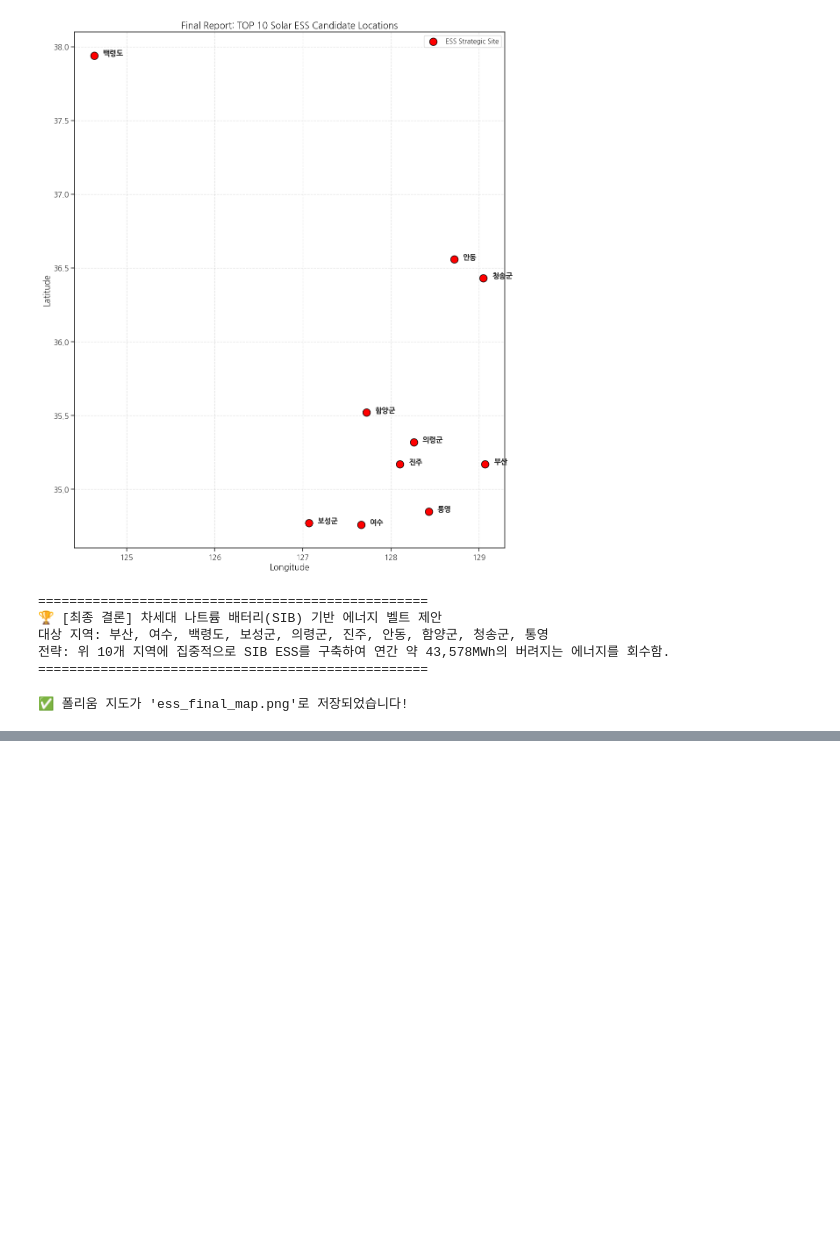
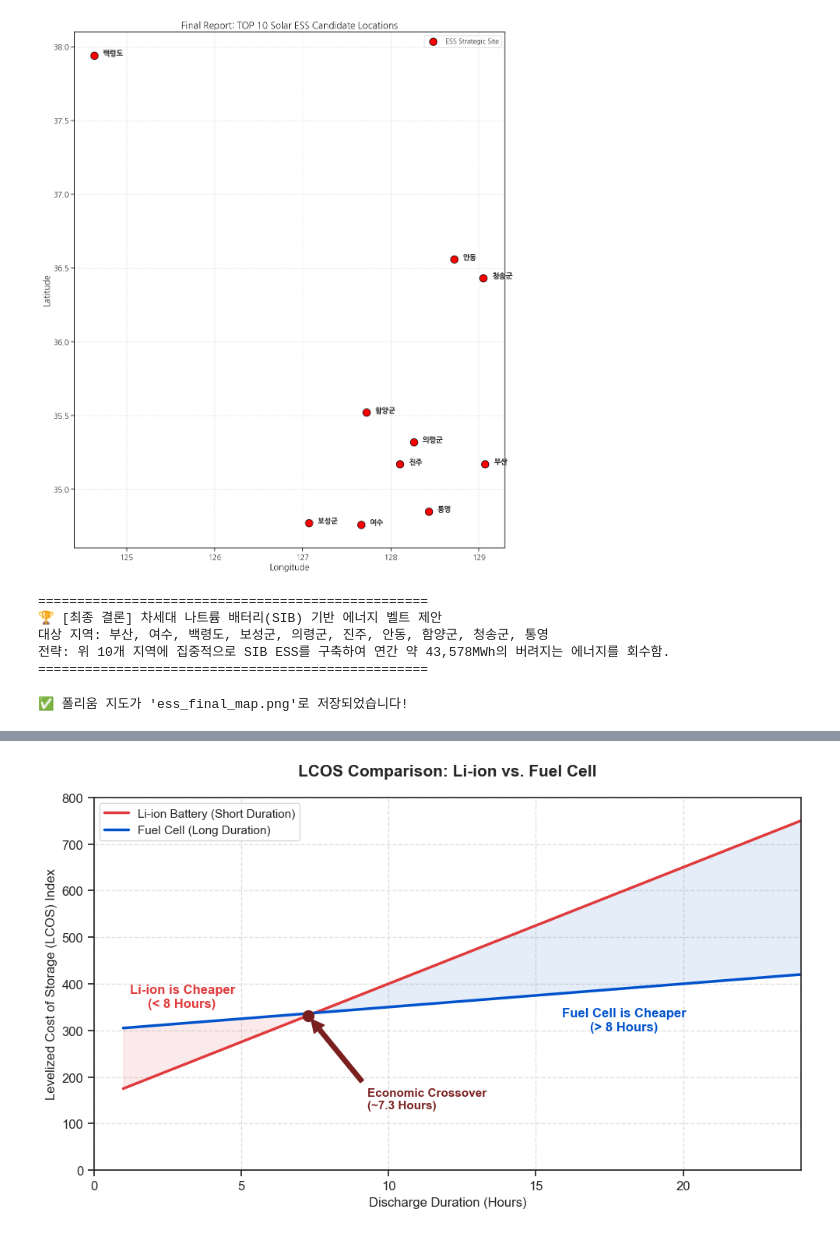
Before and after one commit to s2pray4u2s/seoul-pv-load-analysis, a Jupyter notebook: notebooks/1.ipynb, the cells around one changed output, grey strips where cells are left out. Cells and saved outputs as stored; diff of their text form; code cells hidden in the pictures; blank space fills up the shorter version.

```diff
--- a/notebooks/1.ipynb
+++ b/notebooks/1.ipynb
@@ -341,0 +633,56 @@ print("✅ 폴리움 지도가 'ess_final_map.png'로 저장되었습니다!")
+# %%
+import matplotlib.pyplot as plt
+import numpy as np
+
+# 데이터 생성 (가상의 LCOS 곡선)
+duration = np.linspace(1, 24, 100)  # 방전 지속 시간 (1~24시간)
+
+# Li-ion (배터리): 초기 비용 낮음, 시간 증가에 따라 비용 급증 (기울기 가파름)
+# 가정: 기본 시스템 비용 + 용량 추가 비용이 높음
+lcos_li_ion = 150 + (duration * 25)
+
+# Fuel Cell (연료전지): 초기 비용 높음, 시간 증가에 따라 비용 완만하게 증가 (기울기 낮음)
+# 가정: 기본 스택 비용 높음 + 저장 탱크 비용 저렴
+lcos_fc = 300 + (duration * 5)
+
+# 시각화
+plt.figure(figsize=(10, 6))
+
+# 플롯 그리기
+plt.plot(duration, lcos_li_ion, label='Li-ion Battery (Short Duration)', color='#E03A3C', linewidth=2.5) # 빨간색 계열
+plt.plot(duration, lcos_fc, label='Fuel Cell (Long Duration)', color='#0052CC', linewidth=2.5) # 파란색 계열
+
+# 교차점 (Golden Cross) 표시 - 대략 7.5시간 근처
+cross_idx = np.argwhere(np.diff(np.sign(lcos_li_ion - lcos_fc))).flatten()
+if len(cross_idx) > 0:
+    cross_x = duration[cross_idx[0]]
+    cross_y = lcos_li_ion[cross_idx[0]]
+    plt.scatter(cross_x, cross_y, color='#7A1F1F', s=100, zorder=5)
+    plt.annotate(f'Economic Crossover\n(~{cross_x:.1f} Hours)',
+                 (cross_x, cross_y),
+                 xytext=(cross_x + 2, cross_y - 200),
+                 arrowprops=dict(color='#7A1F1F', shrink=0.05),
+                 fontsize=11, fontweight='bold', color = "#7A1F1F")
+
+# 스타일링
+plt.title('LCOS Comparison: Li-ion vs. Fuel Cell', fontsize=15, fontweight='bold', pad=20)
+plt.xlabel('Discharge Duration (Hours)', fontsize=12)
+plt.ylabel('Levelized Cost of Storage (LCOS) Index', fontsize=12)
+plt.grid(True, linestyle='--', alpha=0.6)
+plt.legend(fontsize=11)
+plt.xlim(0, 24)
+plt.ylim(0, 800)
+
+# 영역 채우기 (경제성 우위 구간)
+plt.fill_between(duration, lcos_li_ion, lcos_fc, where=(lcos_li_ion < lcos_fc), color='#E03A3C', alpha=0.1, interpolate=True)
+plt.fill_between(duration, lcos_li_ion, lcos_fc, where=(lcos_li_ion > lcos_fc), color='#0052CC', alpha=0.1, interpolate=True)
+
+# 텍스트 추가
+plt.text(3, 350, "Li-ion is Cheaper\n(< 8 Hours)", color='#E03A3C', fontsize=12, fontweight='bold', ha='center')
+plt.text(18, 300, "Fuel Cell is Cheaper\n(> 8 Hours)", color='#0052CC', fontsize=12, fontweight='bold', ha='center')
+
+# 저장
+plt.tight_layout()
+plt.savefig('lcos_comparison_graph.png', dpi=300)
+# %% [output]
+[figure, added]
```
Also changed, not shown: parts of 11 cells of this notebook, 37 other files.
